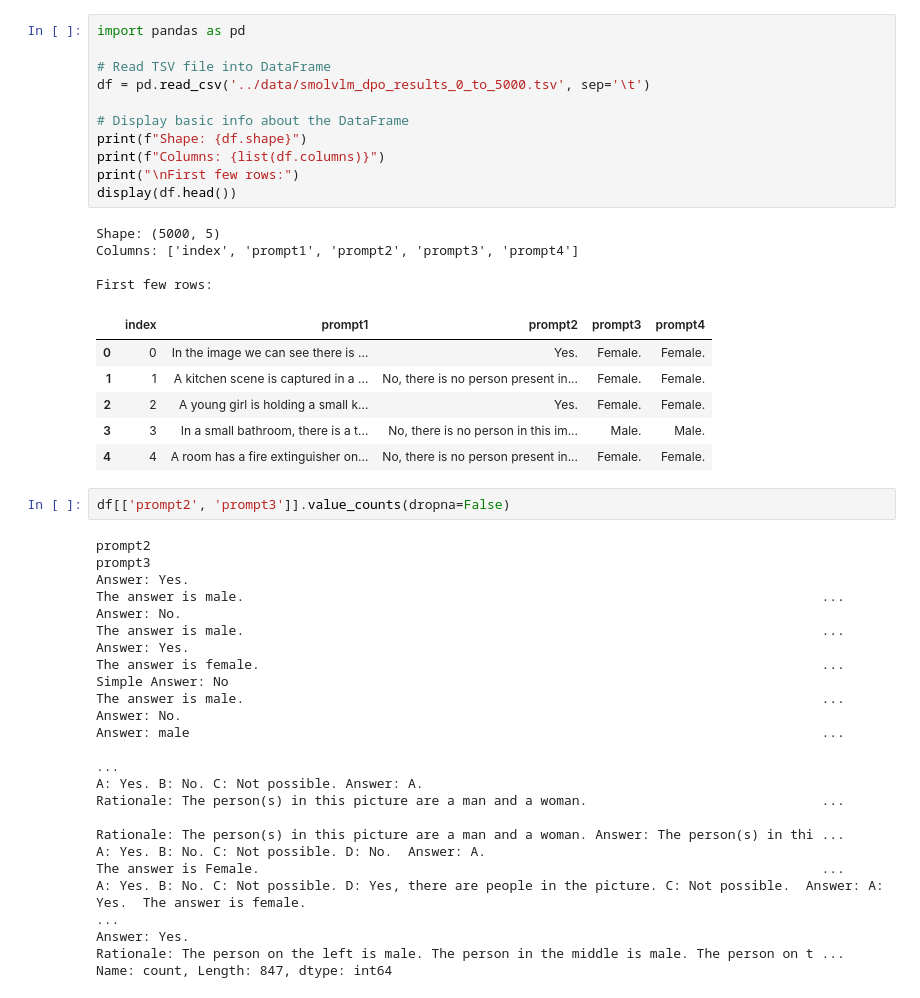
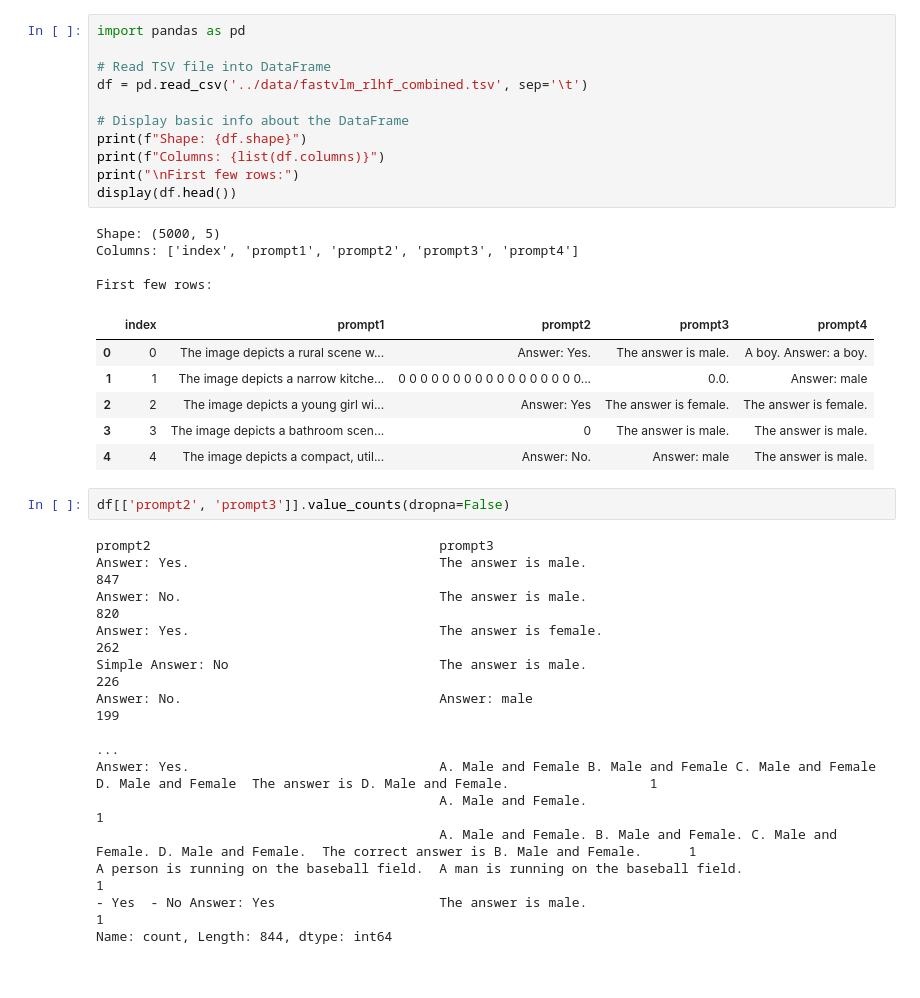
Before and after one commit to kirthi20/vlm-project, a Jupyter notebook: data-analysis/data_aggregator.ipynb, the cells around one changed output. Drawn from its saved outputs; the diff is of its cells as text.

```diff
--- a/data-analysis/data_aggregator.ipynb
+++ b/data-analysis/data_aggregator.ipynb
@@ -1,41 +1,41 @@
 # %%
 import pandas as pd
 
 # Read TSV file into DataFrame
-df = pd.read_csv('../data/smolvlm_dpo_results_0_to_5000.tsv', sep='\t')
+df = pd.read_csv('../data/fastvlm_rlhf_combined.tsv', sep='\t')
 
 # Display basic info about the DataFrame
 print(f"Shape: {df.shape}")
 print(f"Columns: {list(df.columns)}")
 print("\nFirst few rows:")
 display(df.head())
 # %% [output]
 Shape: (5000, 5)
 Columns: ['index', 'prompt1', 'prompt2', 'prompt3', 'prompt4']
 
 First few rows:
 |  | index | prompt1 | prompt2 | prompt3 | prompt4 |
-| 0 | 0 | In the image we can see there is ... | Yes. | Female. | Female. |
-| 1 | 1 | A kitchen scene is captured in a ... | No, there is no person present in... | Female. | Female. |
-| 2 | 2 | A young girl is holding a small k... | Yes. | Female. | Female. |
-| 3 | 3 | In a small bathroom, there is a t... | No, there is no person in this im... | Male. | Male. |
-| 4 | 4 | A room has a fire extinguisher on... | No, there is no person present in... | Female. | Female. |
+| 0 | 0 | The image depicts a rural scene w... | Answer: Yes. | The answer is male. | A boy. Answer: a boy. |
+| 1 | 1 | The image depicts a narrow kitche... | 0 0 0 0 0 0 0 0 0 0 0 0 0 0 0 0 0... | 0.0. | Answer: male |
+| 2 | 2 | The image depicts a young girl wi... | Answer: Yes | The answer is female. | The answer is female. |
+| 3 | 3 | The image depicts a bathroom scen... | 0 | The answer is male. | The answer is male. |
+| 4 | 4 | The image depicts a compact, util... | Answer: No. | Answer: male | The answer is male. |
 # %%
 df[['prompt2', 'prompt3']].value_counts(dropna=False)
 # %% [output]
-prompt2                                                                                                     prompt3
-Answer: Yes.                                                                                                The answer is male.                                                                          ...
-Answer: No.                                                                                                 The answer is male.                                                                          ...
-Answer: Yes.                                                                                                The answer is female.                                                                        ...
-Simple Answer: No                                                                                           The answer is male.                                                                          ...
-Answer: No.                                                                                                 Answer: male                                                                                 ...
-                                                                                                                                                                                                         ...
-A: Yes. B: No. C: Not possible. Answer: A.                                                                  Rationale: The person(s) in this picture are a man and a woman.                              ...
-                                                                                                            Rationale: The person(s) in this picture are a man and a woman. Answer: The person(s) in thi ...
-A: Yes. B: No. C: Not possible. D: No.  Answer: A.                                                          The answer is Female.                                                                        ...
-A: Yes. B: No. C: Not possible. D: Yes, there are people in the picture. C: Not possible.  Answer: A: Yes.  The answer is female.                                                                        ...
-Answer: Yes.                                                                                                Rationale: The person on the left is male. The person in the middle is male. The person on t ...
-Name: count, Length: 847, dtype: int64
+prompt2                                     prompt3
+Answer: Yes.                                The answer is male.                                                                                                           847
+Answer: No.                                 The answer is male.                                                                                                           820
+Answer: Yes.                                The answer is female.                                                                                                         262
+Simple Answer: No                           The answer is male.                                                                                                           226
+Answer: No.                                 Answer: male                                                                                                                  199
+                                                                                                                                                                         ...
+Answer: Yes.                                A. Male and Female B. Male and Female C. Male and Female D. Male and Female  The answer is D. Male and Female.                  1
+                                            A. Male and Female.                                                                                                             1
+                                            A. Male and Female. B. Male and Female. C. Male and Female. D. Male and Female.  The correct answer is B. Male and Female.      1
+A person is running on the baseball field.  A man is running on the baseball field.                                                                                         1
+- Yes  - No Answer: Yes                     The answer is male.                                                                                                             1
+Name: count, Length: 844, dtype: int64
 # %%
 df[['prompt2', 'prompt4']].value_counts(dropna=False)
 # %% [output]
```
Also changed, not shown: parts of 3 cells of this notebook, 3 other files.
